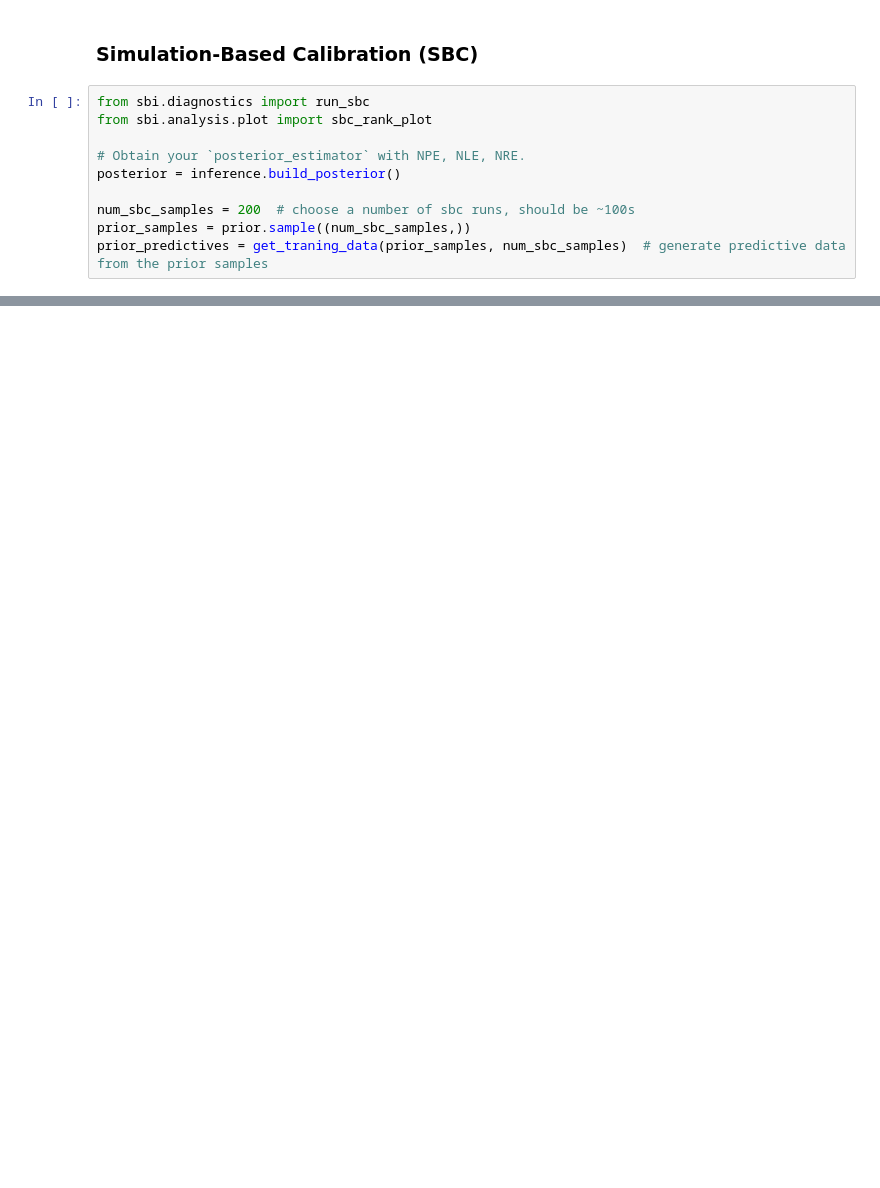
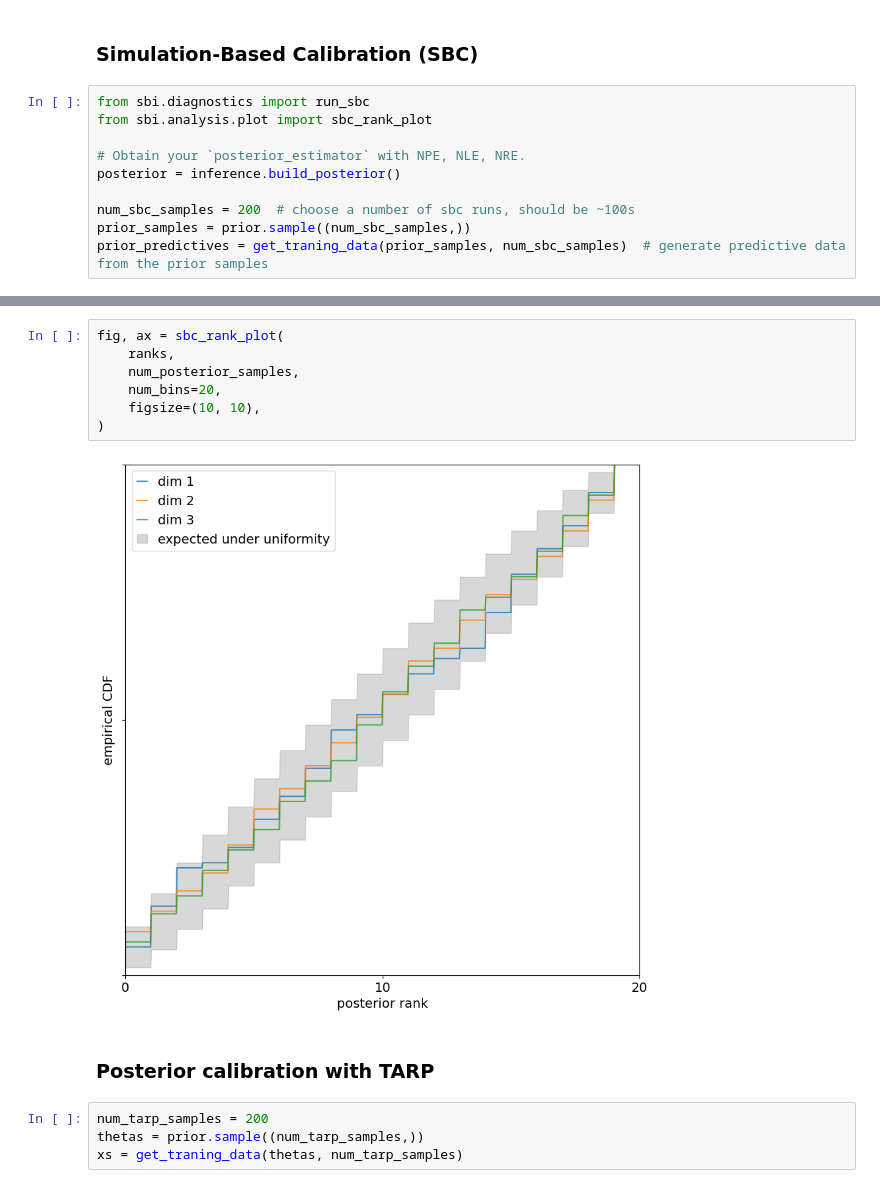
Before and after one commit to leonnoble/sbi_21cm_ps, a Jupyter notebook: sbi_NPE.ipynb, the cells around one changed output, grey strips where cells are left out. Cells and saved outputs as stored; diff of their text form; blank space fills up the shorter version.

```diff
--- a/sbi_NPE.ipynb
+++ b/sbi_NPE.ipynb
@@ -219,0 +259,15 @@ fig, ax = sbc_rank_plot(
+# %%
+fig, ax = sbc_rank_plot(
+    ranks,
+    num_posterior_samples,
+    num_bins=20,
+    figsize=(10, 10),
+)
+# %% [output]
+[figure, added]
+# %% [markdown]
+### Posterior calibration with TARP
+# %%
+num_tarp_samples = 200
+thetas = prior.sample((num_tarp_samples,))
+xs = get_traning_data(thetas, num_tarp_samples)
```
Also changed, not shown: parts of 18 cells of this notebook, 10 other files.
